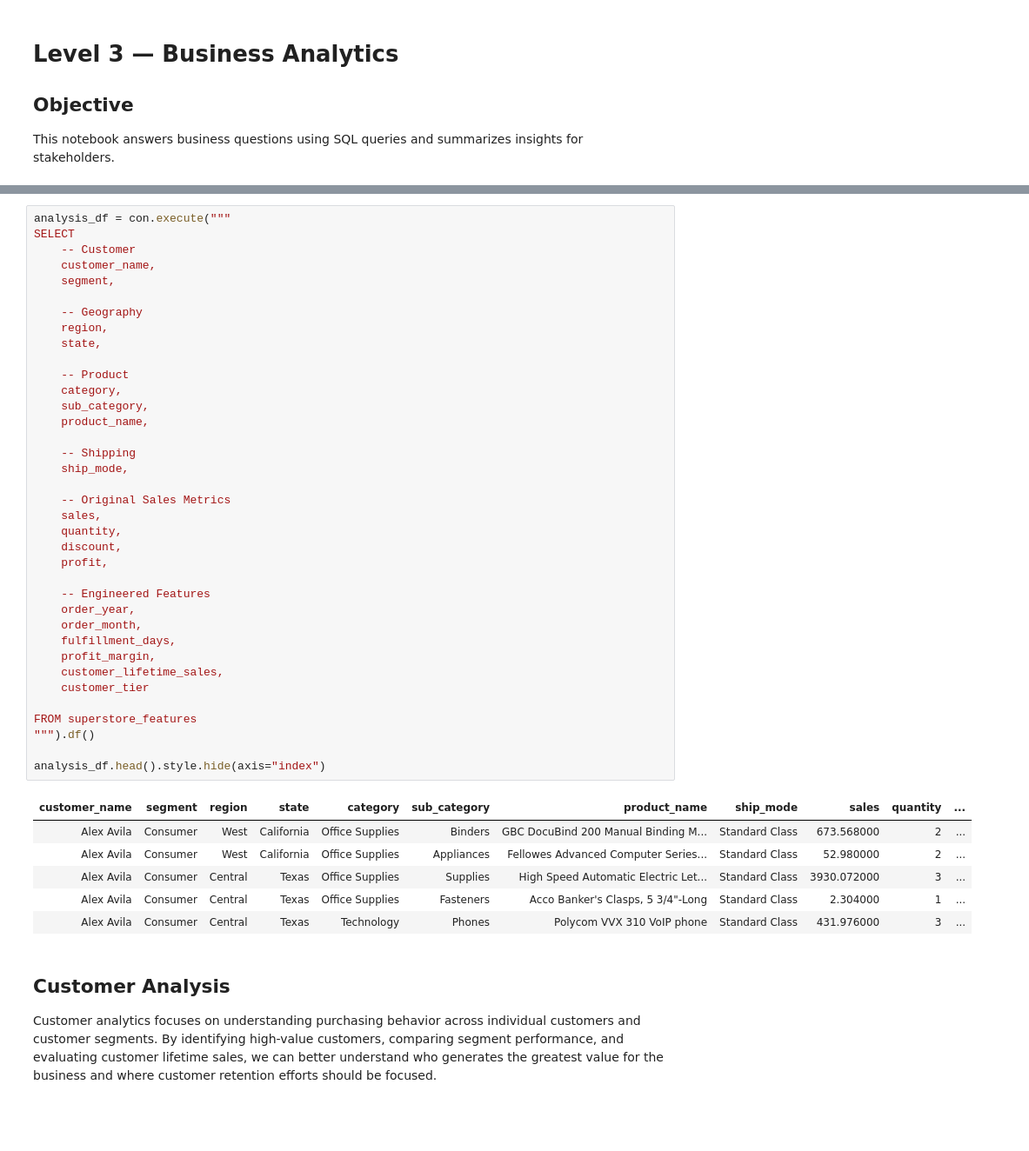
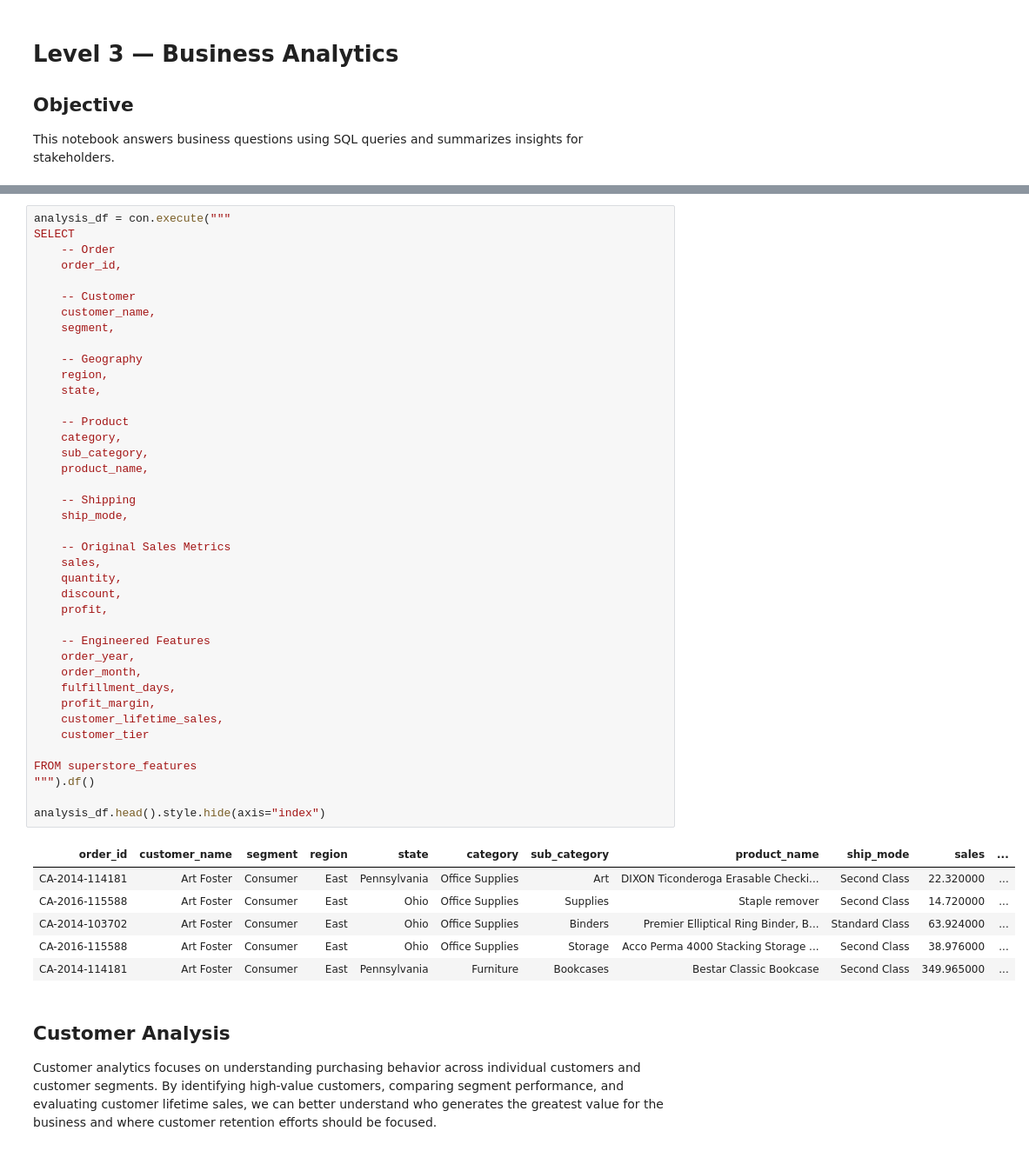
Before and after one commit to danigeiger/e_commerce_duckdb_project, a Jupyter notebook: notebooks/03_business_sql_analysis.ipynb, the cells around one changed output, grey strips where cells are left out. Shown at 87% size. Cells and saved outputs as stored; diff of their text form; blank space fills up the shorter version.

```diff
--- a/notebooks/03_business_sql_analysis.ipynb
+++ b/notebooks/03_business_sql_analysis.ipynb
@@ -49,6 +56,9 @@ The resulting dataset retains the variables most relevant to analyzing customer
 # %%
 analysis_df = con.execute("""
 SELECT
+    -- Order
+    order_id,
+
     -- Customer
     customer_name,
     segment,
@@ -57,39 +67,39 @@ SELECT
     region,
     state,
 
     -- Product
     category,
     sub_category,
     product_name,
 
     -- Shipping
     ship_mode,
 
     -- Original Sales Metrics
     sales,
     quantity,
     discount,
     profit,
 
     -- Engineered Features
     order_year,
     order_month,
     fulfillment_days,
     profit_margin,
     customer_lifetime_sales,
     customer_tier
 
 FROM superstore_features
 """).df()
 
 analysis_df.head().style.hide(axis="index")
 # %% [output]
-| customer_name | segment | region | state | category | sub_category | product_name | ship_mode | sales | quantity | ... |
-| Alex Avila | Consumer | West | California | Office Supplies | Binders | GBC DocuBind 200 Manual Binding M... | Standard Class | 673.568000 | 2 | ... |
-| Alex Avila | Consumer | West | California | Office Supplies | Appliances | Fellowes Advanced Computer Series... | Standard Class | 52.980000 | 2 | ... |
-| Alex Avila | Consumer | Central | Texas | Office Supplies | Supplies | High Speed Automatic Electric Let... | Standard Class | 3930.072000 | 3 | ... |
-| Alex Avila | Consumer | Central | Texas | Office Supplies | Fasteners | Acco Banker's Clasps, 5 3/4"-Long | Standard Class | 2.304000 | 1 | ... |
-| Alex Avila | Consumer | Central | Texas | Technology | Phones | Polycom VVX 310 VoIP phone | Standard Class | 431.976000 | 3 | ... |
+| order_id | customer_name | segment | region | state | category | sub_category | product_name | ship_mode | sales | ... |
+| CA-2014-114181 | Art Foster | Consumer | East | Pennsylvania | Office Supplies | Art | DIXON Ticonderoga Erasable Checki... | Second Class | 22.320000 | ... |
+| CA-2016-115588 | Art Foster | Consumer | East | Ohio | Office Supplies | Supplies | Staple remover | Second Class | 14.720000 | ... |
+| CA-2014-103702 | Art Foster | Consumer | East | Ohio | Office Supplies | Binders | Premier Elliptical Ring Binder, B... | Standard Class | 63.924000 | ... |
+| CA-2016-115588 | Art Foster | Consumer | East | Ohio | Office Supplies | Storage | Acco Perma 4000 Stacking Storage ... | Second Class | 38.976000 | ... |
+| CA-2014-114181 | Art Foster | Consumer | East | Pennsylvania | Furniture | Bookcases | Bestar Classic Bookcase | Second Class | 349.965000 | ... |
 # %% [markdown]
 ## Customer Analysis
 
```
Also changed, not shown: parts of 13 cells of this notebook.
